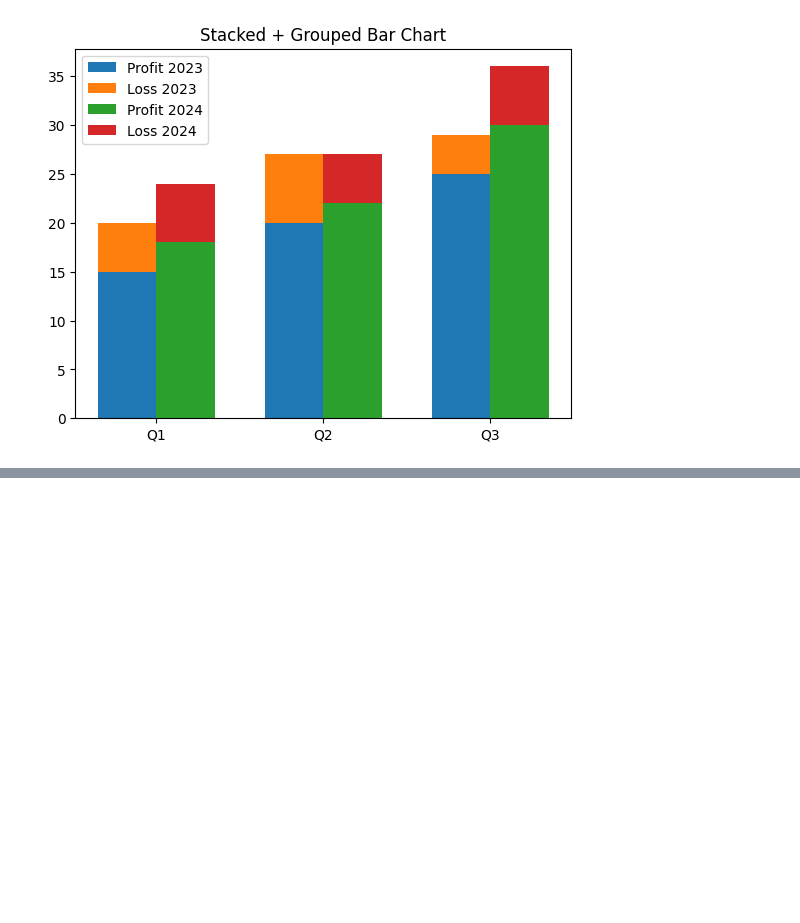
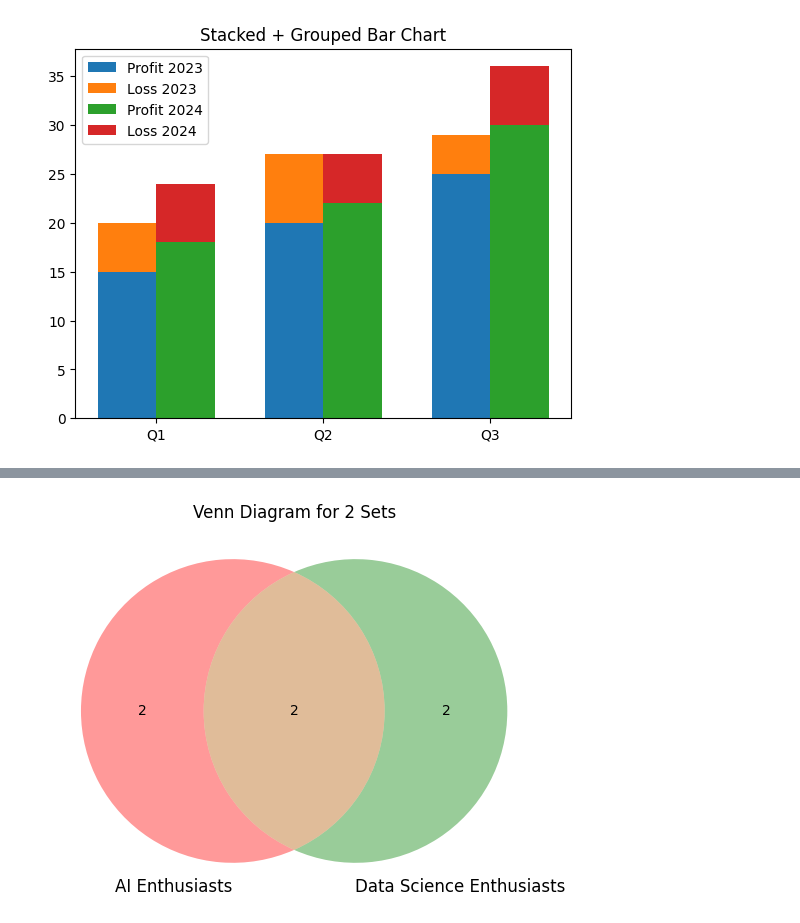
Before and after one commit to ndegwaanth/Seaborn, a Jupyter notebook: barGraphs.ipynb, the cells around one changed output, grey strips where cells are left out. Saved outputs shown, nothing was run; the diff lists cells and outputs as text; code cells hidden in the pictures; blank space fills up the shorter version.

```diff
--- a/barGraphs.ipynb
+++ b/barGraphs.ipynb
@@ -197,0 +216,12 @@ plt.show()
+# %%
+# Define sets
+AI = set(['Alice', 'Bob', 'Charles', 'Diana'])
+Data_Science = set(['Charles', 'Diana', 'Eve', 'Frank'])
+
+# Create Venn diagram
+venn2([AI, Data_Science], set_labels=('AI Enthusiasts', 'Data Science Enthusiasts'))
+
+plt.title("Venn Diagram for 2 Sets")
+plt.show()
+# %% [output]
+[figure, added]
```
Also changed, not shown: parts of 3 cells of this notebook.
